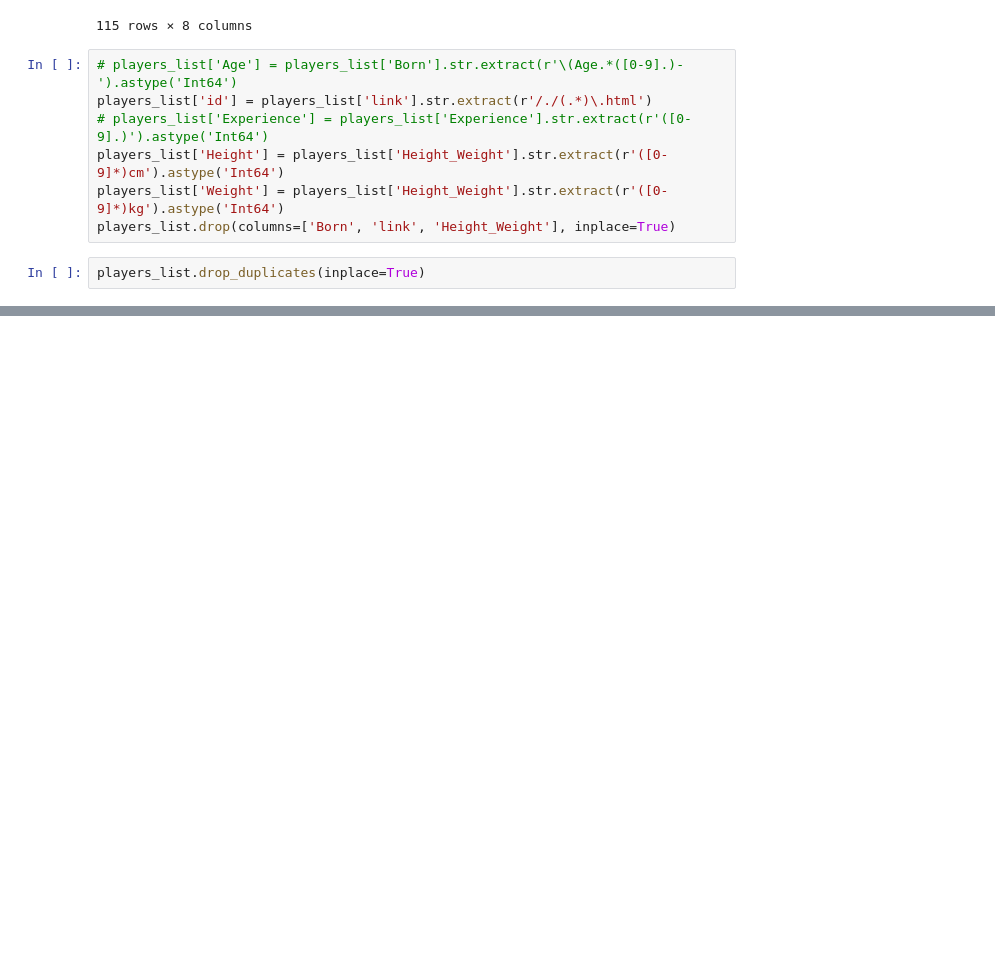
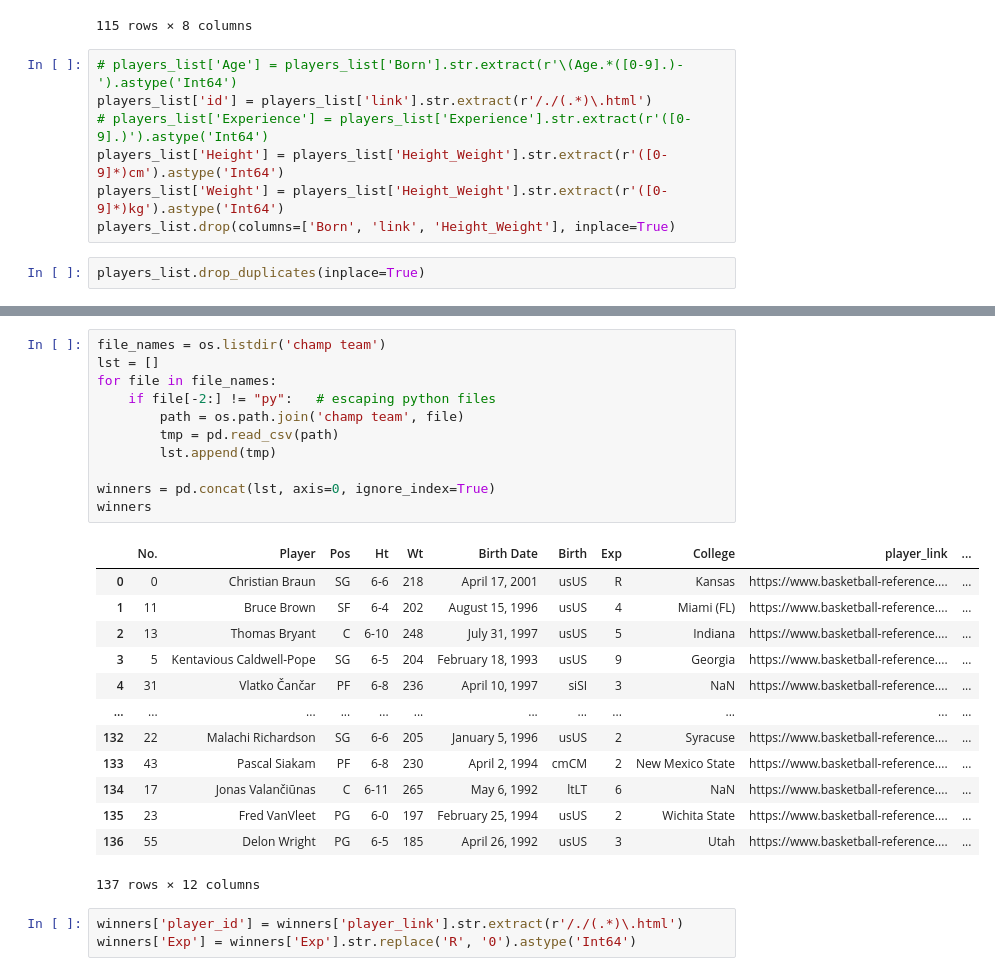
Before and after one commit to nicekid1/QBC-DA10-Group4Project-3, a Jupyter notebook: cleaner.ipynb, the cells around one changed output, grey strips where cells are left out. Drawn from its saved outputs; the diff is of its cells as text; blank space fills up the shorter version.

Commit message:
clean_extract has been updated for all the tables up to sep 27

```diff
--- a/cleaner.ipynb
+++ b/cleaner.ipynb
@@ -217,3 +217,31 @@ finally:
 # %% [output]
 Table 'PLAYERS_DETAIL' created or already exists.
 Connection Closed.
+# %%
+file_names = os.listdir('champ team')
+lst = []
+for file in file_names:
+    if file[-2:] != "py":   # escaping python files
+        path = os.path.join('champ team', file)
+        tmp = pd.read_csv(path)
+        lst.append(tmp)
+
+winners = pd.concat(lst, axis=0, ignore_index=True)
+winners
+# %% [output]
+|  | No. | Player | Pos | Ht | Wt | Birth Date | Birth | Exp | College | player_link | ... |
+| 0 | 0 | Christian Braun | SG | 6-6 | 218 | April 17, 2001 | usUS | R | Kansas | https://www.basketball-reference.... | ... |
+| 1 | 11 | Bruce Brown | SF | 6-4 | 202 | August 15, 1996 | usUS | 4 | Miami (FL) | https://www.basketball-reference.... | ... |
+| 2 | 13 | Thomas Bryant | C | 6-10 | 248 | July 31, 1997 | usUS | 5 | Indiana | https://www.basketball-reference.... | ... |
+| 3 | 5 | Kentavious Caldwell-Pope | SG | 6-5 | 204 | February 18, 1993 | usUS | 9 | Georgia | https://www.basketball-reference.... | ... |
+| 4 | 31 | Vlatko Čančar | PF | 6-8 | 236 | April 10, 1997 | siSI | 3 | NaN | https://www.basketball-reference.... | ... |
+| ... | ... | ... | ... | ... | ... | ... | ... | ... | ... | ... | ... |
+| 132 | 22 | Malachi Richardson | SG | 6-6 | 205 | January 5, 1996 | usUS | 2 | Syracuse | https://www.basketball-reference.... | ... |
+| 133 | 43 | Pascal Siakam | PF | 6-8 | 230 | April 2, 1994 | cmCM | 2 | New Mexico State | https://www.basketball-reference.... | ... |
+| 134 | 17 | Jonas Valančiūnas | C | 6-11 | 265 | May 6, 1992 | ltLT | 6 | NaN | https://www.basketball-reference.... | ... |
+| 135 | 23 | Fred VanVleet | PG | 6-0 | 197 | February 25, 1994 | usUS | 2 | Wichita State | https://www.basketball-reference.... | ... |
+| 136 | 55 | Delon Wright | PG | 6-5 | 185 | April 26, 1992 | usUS | 3 | Utah | https://www.basketball-reference.... | ... |
+137 rows × 12 columns
+# %%
+winners['player_id'] = winners['player_link'].str.extract(r'/./(.*)\.html')
+winners['Exp'] = winners['Exp'].str.replace('R', '0').astype('Int64')
```
Also changed, not shown: parts of 4 cells of this notebook, 1 other file.
